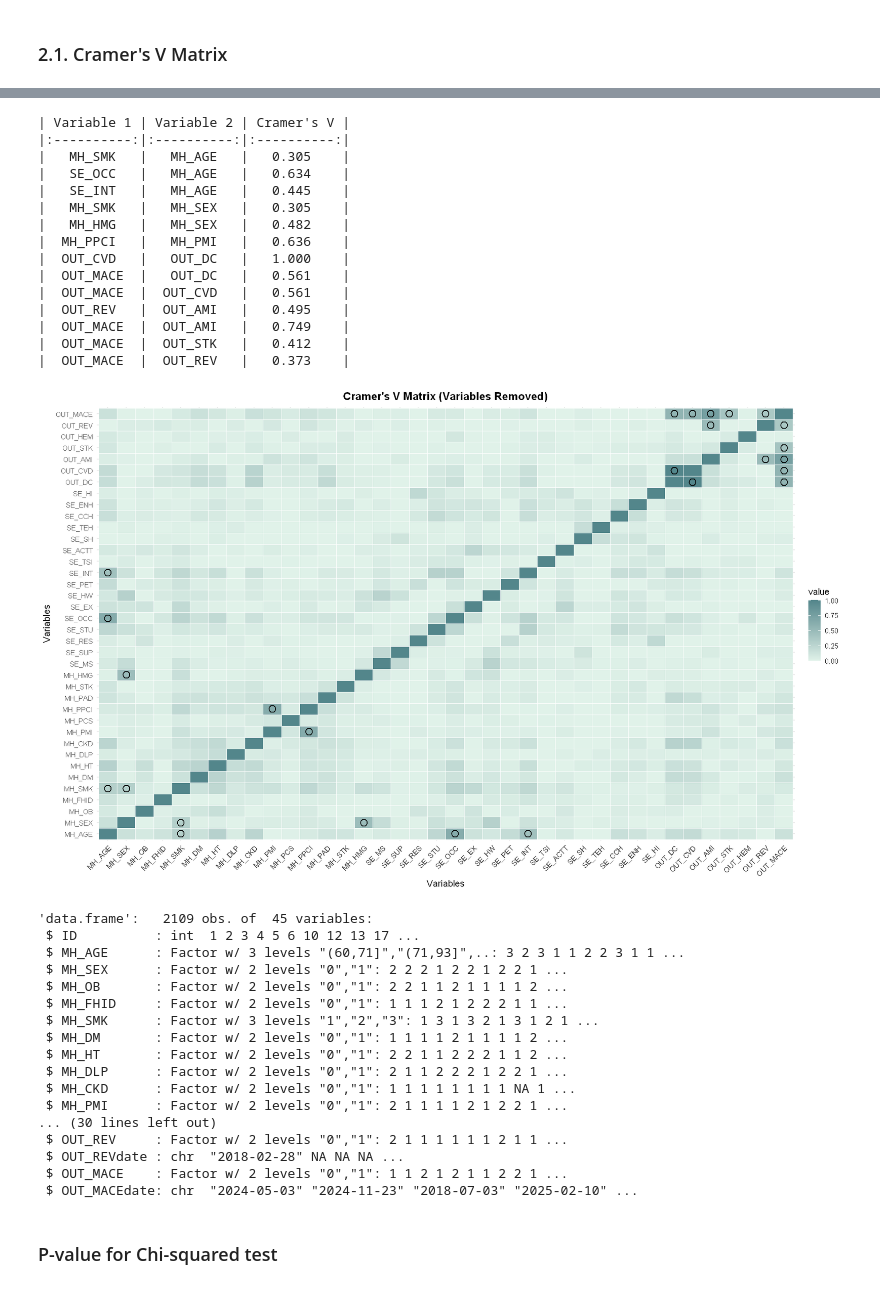
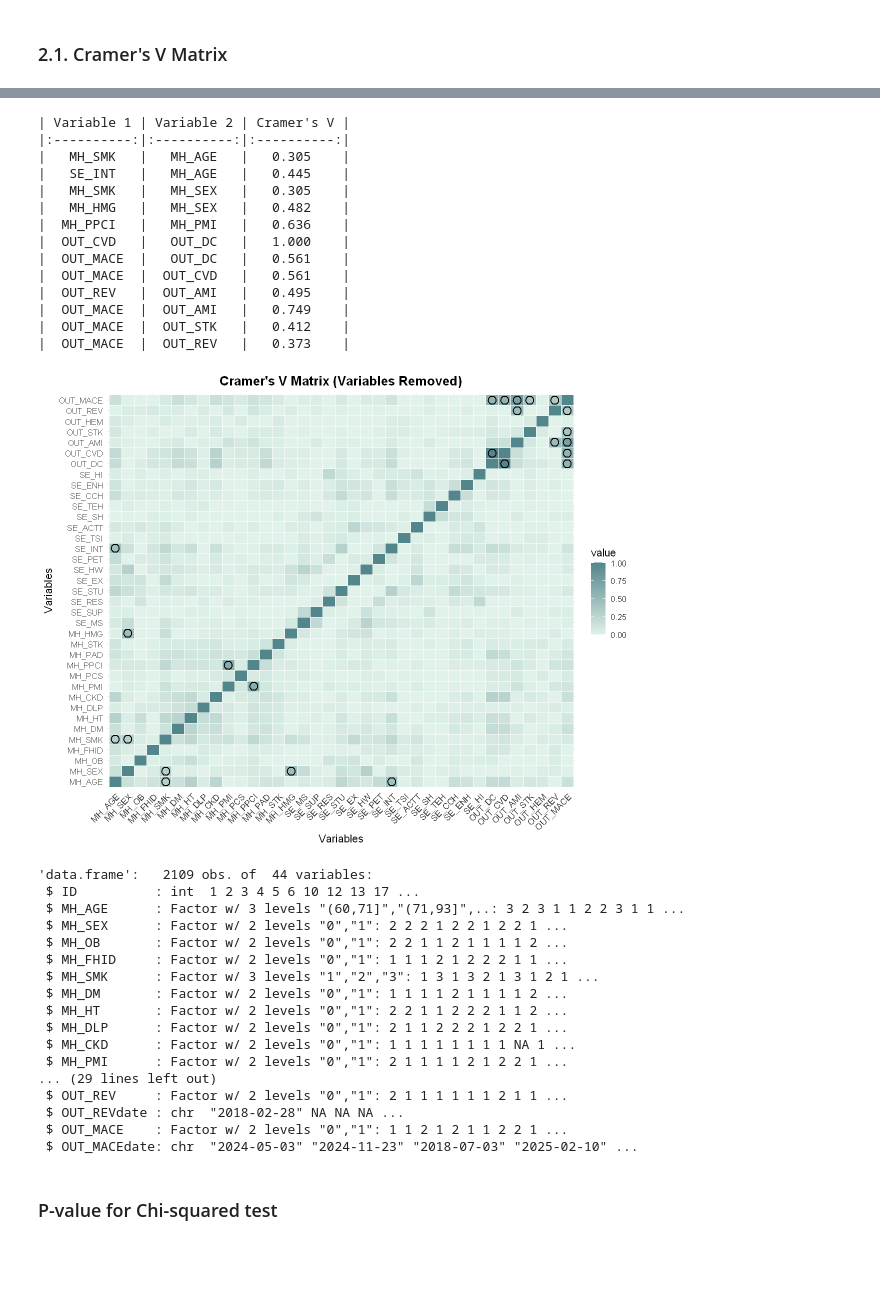
Before and after one commit to JoseLuisMaldonadoA/TFM, a Jupyter notebook: Notebooks/2_DescriptiveStatistics.ipynb, the cells around one changed output, grey strips where cells are left out. Cells and saved outputs as stored; diff of their text form; code cells hidden in the pictures; blank space fills up the shorter version.

```diff
--- a/Notebooks/2_DescriptiveStatistics.ipynb
+++ b/Notebooks/2_DescriptiveStatistics.ipynb
@@ -47,7 +47,7 @@ plot_variable_distributions <- function(df, exclude_columns = character(0), star
             plots[[i]] <- ggplot() + theme_void()
         }
     }
-    options(repr.plot.width = 16, repr.plot.height = 5 * num_rows) # Set the plot size
+    options(repr.plot.width = 10, repr.plot.height = 3.3 * num_rows) # Set the plot size
     grid.arrange(grobs = plots, nrow = num_rows, ncol = 4) # Arrange plots in a grid
 }
 # %% [output]
@@ -238,7 +255,7 @@ knitr::kable(strong_corr_pairs_unique, col.names = c("Variable 1", "Variable 2",
 # Remove specified variables from df
 vars_to_remove <- c(
     "SE_GCHI", "SE_CHI", "SE_LA", "SE_SN", "SE_PC", "SE_MP", "SE_WT", "SE_PUBT",
-    "SE_PI", "SE_PRIT" #, "MH_PPCI"
+    "SE_PI", "SE_PRIT", "SE_OCC" #, "MH_PPCI"
 )
 df_reduced <- df %>% select(-all_of(vars_to_remove)) # %>% select(starts_with("SE_"))
 
@@ -247,6 +264,8 @@ correlation_matrix_reduced <- calculate_cramer_v(df_reduced)
 
 # Plot the correlation matrix
 melted_corr_reduced <- melt(as.matrix(correlation_matrix_reduced))
+options(repr.plot.width = 10, repr.plot.height = 8) # Set the plot size for all variables
+# options(repr.plot.width = 8, repr.plot.height = 6) # Set the plot size for SE variables
 ggplot(melted_corr_reduced, aes(Var1, Var2, fill = value)) +
     geom_tile(color = "white") +
     scale_fill_gradient(low = "#e0f2e9", high = "#53868B", limits = c(0, 1)) +
@@ -261,40 +280,39 @@ ggplot(melted_corr_reduced, aes(Var1, Var2, fill = value)) +
           plot.title = element_text(face = "bold", hjust = 0.5))
 
 # Extract pairs with Cramer's V > 0.3 (excluding diagonal)
 strong_corr_pairs_reduced <- subset(melted_corr_reduced, value > 0.3 & Var1 != Var2)
 
 # Remove duplicate pairs (A,B) and (B,A)
 strong_corr_pairs_unique_reduced <- strong_corr_pairs_reduced %>%
     rowwise() %>%
     mutate(pair = paste(sort(c(Var1, Var2)), collapse = " - ")) %>%
     ungroup() %>%
     distinct(pair, .keep_all = TRUE) %>%
     select(Var1, Var2, value)
 
 # Print the table
 knitr::kable(strong_corr_pairs_unique_reduced, col.names = c("Variable 1", "Variable 2", "Cramer's V"), digits = 3, align = "c")
 # %% [output]
 | Variable 1 | Variable 2 | Cramer's V |
 |:----------:|:----------:|:----------:|
 |   MH_SMK   |   MH_AGE   |   0.305    |
-|   SE_OCC   |   MH_AGE   |   0.634    |
 |   SE_INT   |   MH_AGE   |   0.445    |
 |   MH_SMK   |   MH_SEX   |   0.305    |
 |   MH_HMG   |   MH_SEX   |   0.482    |
 |  MH_PPCI   |   MH_PMI   |   0.636    |
 |  OUT_CVD   |   OUT_DC   |   1.000    |
 |  OUT_MACE  |   OUT_DC   |   0.561    |
 |  OUT_MACE  |  OUT_CVD   |   0.561    |
 |  OUT_REV   |  OUT_AMI   |   0.495    |
 |  OUT_MACE  |  OUT_AMI   |   0.749    |
 |  OUT_MACE  |  OUT_STK   |   0.412    |
 |  OUT_MACE  |  OUT_REV   |   0.373    |
-[figure, old version]
+[figure, new version]
 # %%
 str(df_reduced)
 write.csv(df_reduced, "FINAL_DATASET.csv", row.names = FALSE)
 # %% [output]
-'data.frame':   2109 obs. of  45 variables:
+'data.frame':   2109 obs. of  44 variables:
  $ ID          : int  1 2 3 4 5 6 10 12 13 17 ...
  $ MH_AGE      : Factor w/ 3 levels "(60,71]","(71,93]",..: 3 2 3 1 1 2 2 3 1 1 ...
  $ MH_SEX      : Factor w/ 2 levels "0","1": 2 2 2 1 2 2 1 2 2 1 ...
@@ -306,7 +324,7 @@ write.csv(df_reduced, "FINAL_DATASET.csv", row.names = FALSE)
  $ MH_DLP      : Factor w/ 2 levels "0","1": 2 1 1 2 2 2 1 2 2 1 ...
  $ MH_CKD      : Factor w/ 2 levels "0","1": 1 1 1 1 1 1 1 1 NA 1 ...
  $ MH_PMI      : Factor w/ 2 levels "0","1": 2 1 1 1 1 2 1 2 2 1 ...
-... (30 lines left out)
+... (29 lines left out)
  $ OUT_REV     : Factor w/ 2 levels "0","1": 2 1 1 1 1 1 1 2 1 1 ...
  $ OUT_REVdate : chr  "2018-02-28" NA NA NA ...
  $ OUT_MACE    : Factor w/ 2 levels "0","1": 1 1 2 1 2 1 1 2 2 1 ...
```
Also changed, not shown: parts of 8 cells of this notebook.
